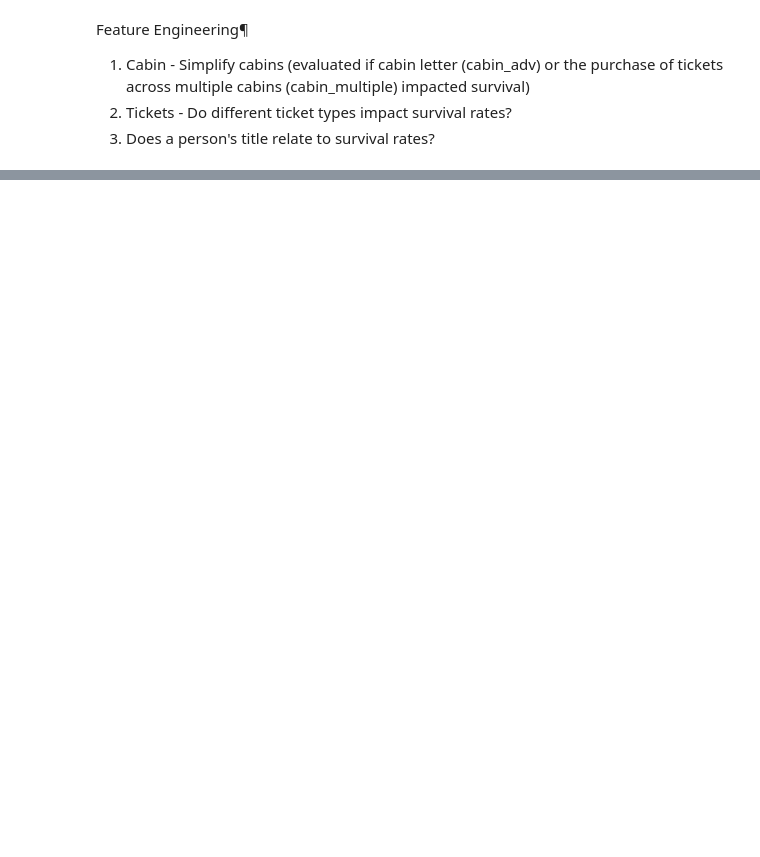
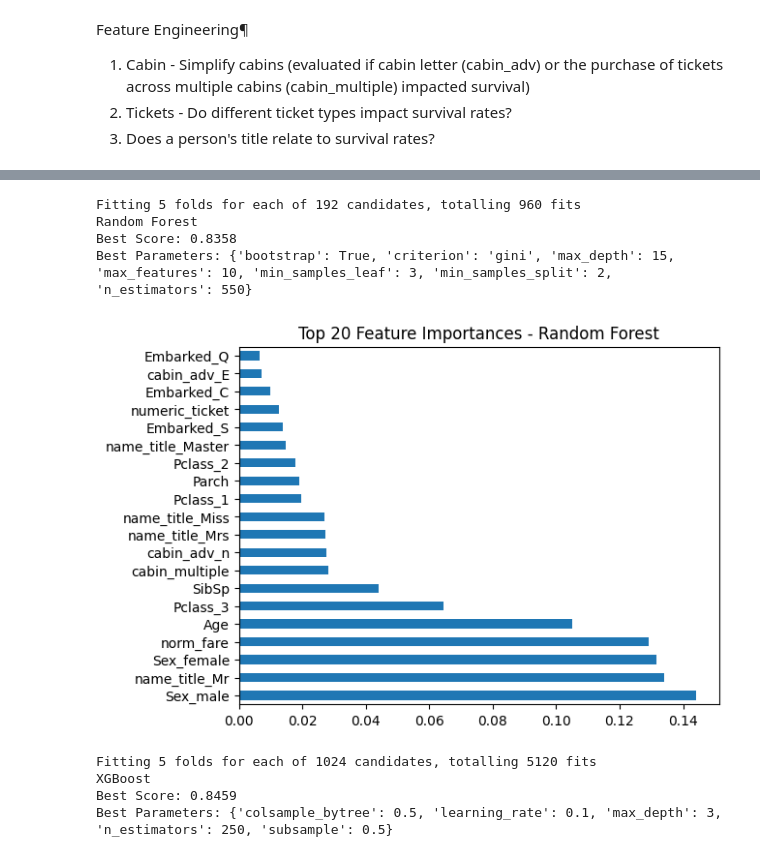
Before and after one commit to jordynojeda/Kaggle-Competitions, a Jupyter notebook: titanic-machine-learning-from-disaster.ipynb, the cells around one changed output, grey strips where cells are left out. Saved outputs shown, nothing was run; the diff lists cells and outputs as text; code cells hidden in the pictures; blank space fills up the shorter version.

```diff
--- a/titanic-machine-learning-from-disaster.ipynb
+++ b/titanic-machine-learning-from-disaster.ipynb
@@ -705,0 +351,4 @@ submission_5.to_csv('submission_vc_xgb2.csv', index=False)
+# %%
+for name, model in models.items():
+    evaluate_model(model, X_train_scaled, y_train, name, False)
+    evaluate_model(model, X_train, y_train, name, True)
@@ -705,0 +372,18 @@ submission_5.to_csv('submission_vc_xgb2.csv', index=False)
+# %%
+# A Voting Classifier combines predictions from multiple models.
+#
+# - "Hard" voting: Each model votes for a class ("yes" or "no"), and the final prediction is based on majority vote.
+#   (Tip: Use an odd number of models to reduce the chance of a tie.)
+#
+# - "Soft" voting: Each model provides a probability (confidence) for each class.
+#   The final prediction is based on the average probabilities — if the average confidence for class 1 exceeds 50%, the output is 1.
+
+from sklearn.ensemble import VotingClassifier
+
+voting_clf = VotingClassifier(
+    estimators=[(name.lower().replace(' ', '_'), model) for name, model in models.items()],
+    voting='soft'
+)
+
+evaluate_model(voting_clf, X_train_scaled, y_train, "Voting Classifier", False)
+evaluate_model(voting_clf, X_train, y_train, "Voting Classifier", True)
@@ -705,0 +500,29 @@ submission_5.to_csv('submission_vc_xgb2.csv', index=False)
+# %%
+# Random Forest fine-tuning
+param_grid = {
+    'n_estimators': [400, 450, 500, 550],
+    'criterion': ['gini', 'entropy'],
+    'bootstrap': [True],
+    'max_depth': [15, 20, 25],
+    'max_features': ['sqrt', 10],
+    'min_samples_leaf': [2, 3],
+    'min_samples_split': [2, 3]
+}
+
+clf_rf = GridSearchCV(RandomForestClassifier(random_state=1), param_grid, cv=5, verbose=True, n_jobs=-1)
+best_clf_rf = clf_rf.fit(X_train_scaled, y_train)
+clf_performance(best_clf_rf, 'Random Forest')
+# %% [output]
+Fitting 5 folds for each of 192 candidates, totalling 960 fits
+Random Forest
+Best Score: 0.8358
+Best Parameters: {'bootstrap': True, 'criterion': 'gini', 'max_depth': 15, 'max_features': 10, 'min_samples_leaf': 3, 'min_samples_split': 2, 'n_estimators': 550}
+# %%
+# Feature importances
+best_rf = best_clf_rf.best_estimator_
+feat_importances = pd.Series(best_rf.feature_importances_, index=X_train_scaled.columns)
+feat_importances.nlargest(20).plot(kind='barh')
+plt.title('Top 20 Feature Importances - Random Forest')
+plt.show()
+# %% [output]
+[figure, added]
@@ -705,0 +551,19 @@ submission_5.to_csv('submission_vc_xgb2.csv', index=False)
+# %%
+xgb = XGBClassifier(random_state=1)
+
+param_grid = {
+    'n_estimators': [50, 100, 250, 500],
+    'colsample_bytree': [0.5, 0.7, 0.8, 1],
+    'max_depth': [3, 5, 7, 10],
+    'learning_rate': [0.01, 0.05, 0.1, 0.3],
+    'subsample': [0.5, 0.7, 0.8, 1]
+}
+
+clf_xgb = GridSearchCV(xgb, param_grid=param_grid, cv=5, verbose=True, n_jobs=-1)
+best_clf_xgb = clf_xgb.fit(X_train_scaled, y_train)
+clf_performance(best_clf_xgb, 'XGBoost')
+# %% [output]
+Fitting 5 folds for each of 1024 candidates, totalling 5120 fits
+XGBoost
+Best Score: 0.8459
+Best Parameters: {'colsample_bytree': 0.5, 'learning_rate': 0.1, 'max_depth': 3, 'n_estimators': 250, 'subsample': 0.5}
```
Also changed, not shown: parts of 110 cells of this notebook.
